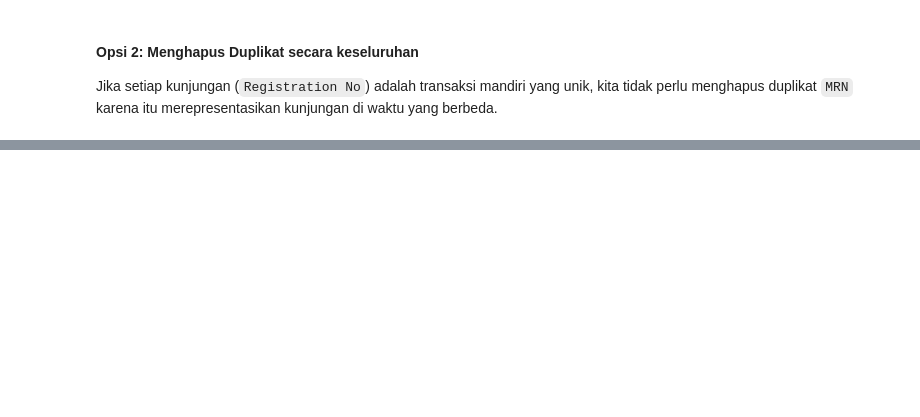
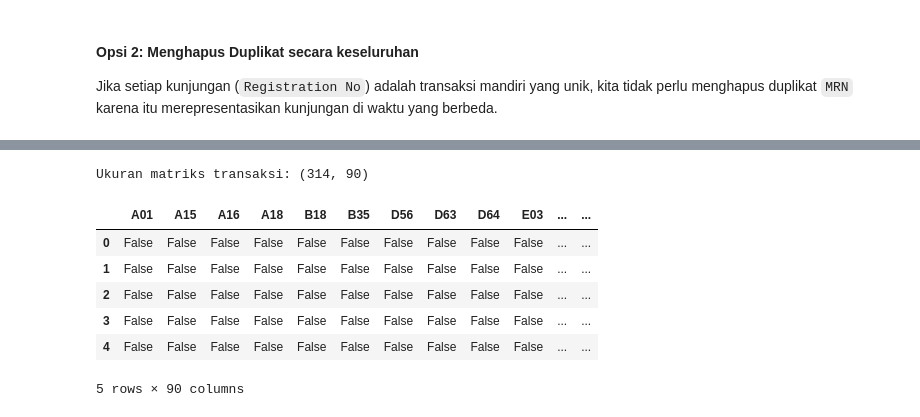
Before and after one commit to Us9r/association-rule-mining, a Jupyter notebook: association_rule_rsud.ipynb, the cells around one changed output, grey strips where cells are left out. Saved outputs shown, nothing was run; the diff lists cells and outputs as text; code cells hidden in the pictures; blank space fills up the shorter version.

```diff
--- a/association_rule_rsud.ipynb
+++ b/association_rule_rsud.ipynb
@@ -126,0 +183,19 @@ Jika setiap kunjungan (`Registration No`) adalah transaksi mandiri yang unik, ki
+# %%
+# Fungsi revisi untuk mengekstrak hanya 3 karakter kode ICD-10 (contoh: E11, K30, I10)
+def ekstrak_icd_3_karakter(text):
+    if pd.isna(text):
+        return ""
+    # Pola regex untuk mendeteksi 3 karakter pertama ICD-10: Satu Huruf diikuti 2 Angka
+    pattern = r'[A-Z]\d{2}'
+    matches = re.findall(pattern, text)
+    # Menggunakan list(dict.fromkeys(...)) untuk menjaga urutan unik jika ada kode duplikat yang terekstrak
+    unique_matches = list(dict.fromkeys(matches))
+    return ", ".join(unique_matches)
+
+# Terapkan fungsi revisi ke df_clean dan df_by_patient
+df_clean['ICD Code'] = df_clean['Diagnosis Name'].apply(ekstrak_icd_3_karakter)
+df_by_patient['ICD Code'] = df_by_patient['Diagnosis Name'].apply(ekstrak_icd_3_karakter)
+
+# Tampilkan hasil perubahan
+print("Hasil ekstraksi 3 karakter ICD-10:")
+display(df_by_patient[['Diagnosis Name', 'ICD Code']].head(10))
@@ -126,0 +243,6 @@ Jika setiap kunjungan (`Registration No`) adalah transaksi mandiri yang unik, ki
+# %%
+# Menghapus baris yang memiliki string kosong pada kolom 'ICD Code'
+df_by_patient = df_by_patient[df_by_patient['ICD Code'] != ""].reset_index(drop=True)
+
+# Memastikan ukuran dataset terbaru (sekarang menjadi 314 pasien)
+print("Ukuran dataset bersih setelah drop baris kosong:", df_by_patient.shape)
@@ -126,0 +257,23 @@ Jika setiap kunjungan (`Registration No`) adalah transaksi mandiri yang unik, ki
+# %%
+# 1. Ubah string 'E11.9, K30' menjadi list unik ['E11.9', 'K30']
+transaksi = df_by_patient['ICD Code'].apply(
+    lambda x: list(set(kode.strip() for kode in x.split(',')))
+).tolist()
+# %%
+# 2. Lakukan One-Hot Encoding menggunakan TransactionEncoder
+te = TransactionEncoder()
+te_ary = te.fit(transaksi).transform(transaksi)
+df_encoded = pd.DataFrame(te_ary, columns=te.columns_)
+# %%
+# Cek hasil matriks transaksi (314 pasien x jumlah kode ICD unik)
+print("Ukuran matriks transaksi:", df_encoded.shape)
+display(df_encoded.head())
+# %% [output]
+Ukuran matriks transaksi: (314, 90)
+|  | A01 | A15 | A16 | A18 | B18 | B35 | D56 | D63 | D64 | E03 | ... | ... |
+| 0 | False | False | False | False | False | False | False | False | False | False | ... | ... |
+| 1 | False | False | False | False | False | False | False | False | False | False | ... | ... |
+| 2 | False | False | False | False | False | False | False | False | False | False | ... | ... |
+| 3 | False | False | False | False | False | False | False | False | False | False | ... | ... |
+| 4 | False | False | False | False | False | False | False | False | False | False | ... | ... |
+5 rows × 90 columns
```
Also changed, not shown: parts of 20 cells of this notebook.
